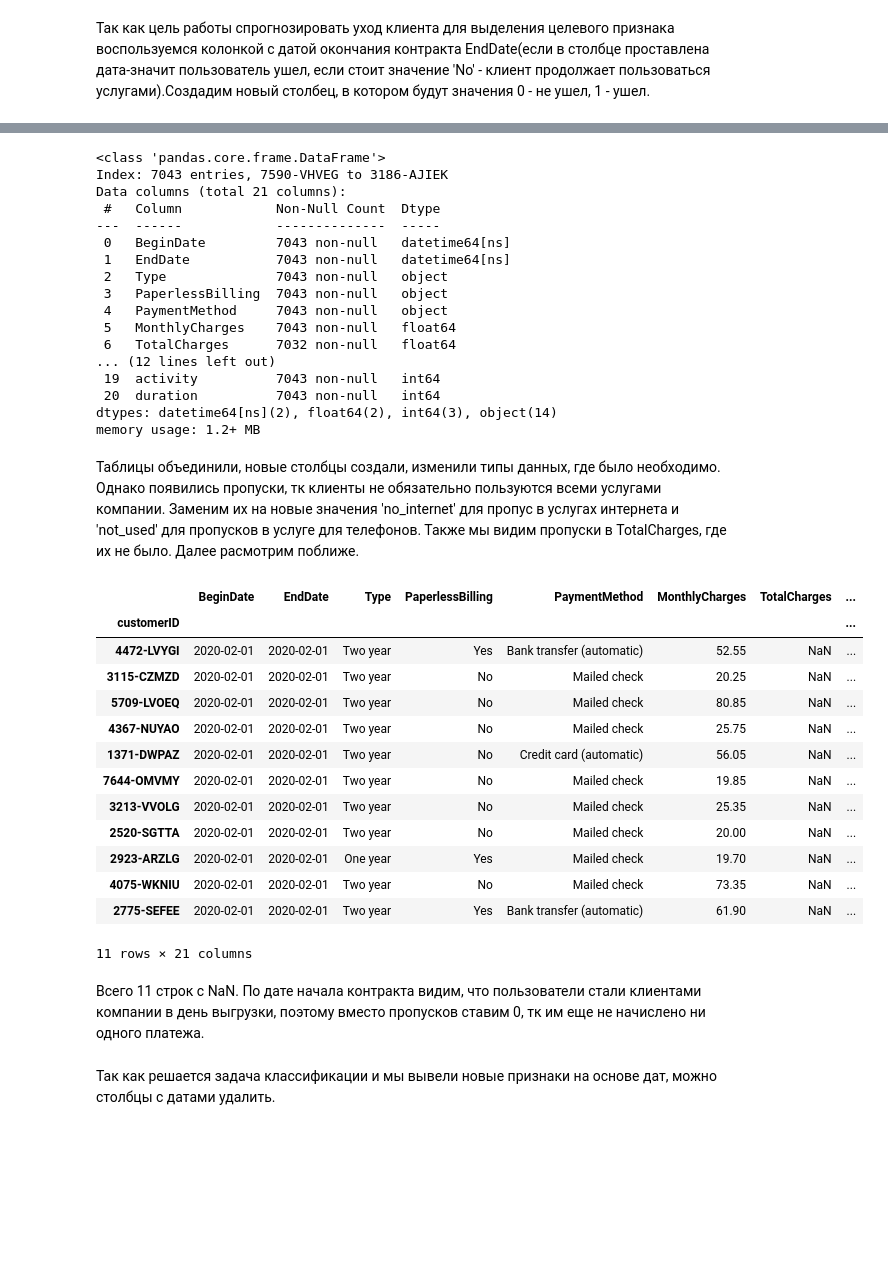
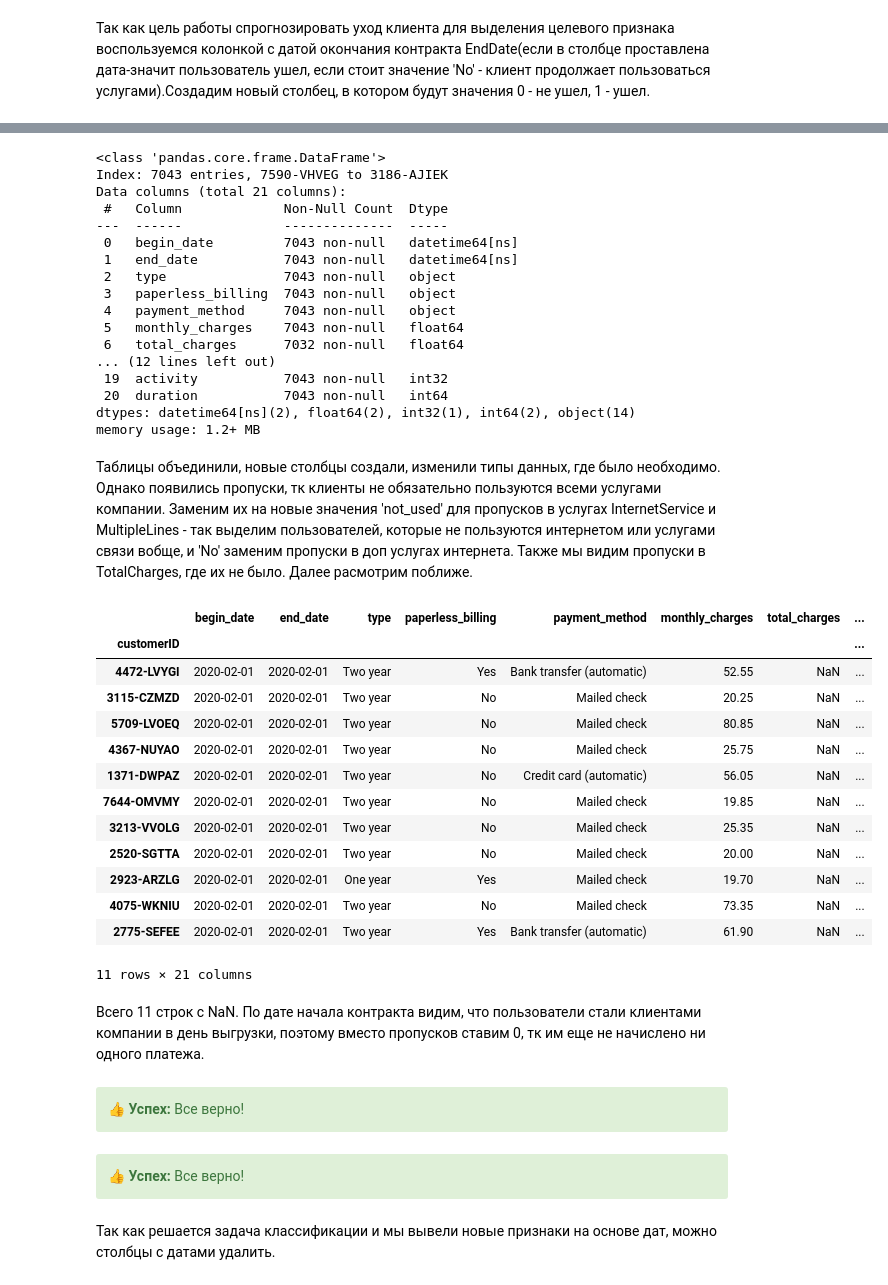
Before and after one commit to Yuliyaavin/uchebnie_projecti, a Jupyter notebook: 15.Прогнозирование оттока клиентов в телекомуникационной компании/15.Прогнозирование оттока клиентов в телекомуникационной компании.ipynb, the cells around one changed output, grey strips where cells are left out. Saved outputs shown, nothing was run; the diff lists cells and outputs as text; code cells hidden in the pictures; blank space fills up the shorter version.

```diff
--- a/15.Прогнозирование оттока клиентов в телекомуникационной компании/15.Прогнозирование оттока клиентов в телекомуникационной компании.ipynb
+++ b/15.Прогнозирование оттока клиентов в телекомуникационной компании/15.Прогнозирование оттока клиентов в телекомуникационной компании.ipynb
@@ -215,3 +279,5 @@ df = contract \
     .merge(phone, how='left', on='customerID')
 # назначим customerID индексами
 df = df.set_index('customerID')
+#оформим названия колонок по правилам
+df = clean_columns(df)
@@ -261,6 +318,6 @@ cat_cols = [
 # %% [markdown]
 Так как цель работы спрогнозировать уход клиента для выделения целевого признака воспользуемся колонкой с датой окончания контракта EndDate(если в столбце проставлена дата-значит пользователь ушел, если стоит значение 'No' - клиент продолжает пользоваться услугами).Создадим новый столбец, в котором  будут значения 0 - не ушел, 1 - ушел.
 # %%
-df['activity'] =(df['EndDate'] != 'No').astype(int)
+df['activity'] =(df['end_date'] != 'No').astype(int)
 df.head(5)
 # %% [output]
@@ -274,39 +335,39 @@ df.head(5)
 # %%
 # Переведем числовые данные в верный формат и найдем продолжительность пользования услугами в днях для каждого клиента
 # Так как дата выгрузки 01-02-2020 заменим 'No' в столбце EndDate этой датой
-df['EndDate'] = pd.to_datetime(df['EndDate'].replace(['No'], ['2020-02-01']), format='%Y-%m-%d')
-df['BeginDate'] =  pd.to_datetime(df['BeginDate'], format='%Y-%m-%d')
-df['duration'] = (df['EndDate'] - df['BeginDate']).dt.days
+df['end_date'] = pd.to_datetime(df['end_date'].replace(['No'], ['2020-02-01']), format='%Y-%m-%d')
+df['begin_date'] =  pd.to_datetime(df['begin_date'], format='%Y-%m-%d')
+df['duration'] = (df['end_date'] - df['begin_date']).dt.days
 # заменим тип данных в столбце TotalCharges
 #df['TotalCharges'] = df['TotalCharges'].astype(float)
-df['TotalCharges'] = pd.to_numeric(df['TotalCharges'], errors ='coerce')
+df['total_charges'] = pd.to_numeric(df['total_charges'], errors ='coerce')
 # %%
 df.info()
 # %% [output]
 <class 'pandas.core.frame.DataFrame'>
 Index: 7043 entries, 7590-VHVEG to 3186-AJIEK
 Data columns (total 21 columns):
- #   Column            Non-Null Count  Dtype
----  ------            --------------  -----
- 0   BeginDate         7043 non-null   datetime64[ns]
- 1   EndDate           7043 non-null   datetime64[ns]
- 2   Type              7043 non-null   object
- 3   PaperlessBilling  7043 non-null   object
- 4   PaymentMethod     7043 non-null   object
- 5   MonthlyCharges    7043 non-null   float64
- 6   TotalCharges      7032 non-null   float64
+ #   Column             Non-Null Count  Dtype
+---  ------             --------------  -----
+ 0   begin_date         7043 non-null   datetime64[ns]
+ 1   end_date           7043 non-null   datetime64[ns]
+ 2   type               7043 non-null   object
+ 3   paperless_billing  7043 non-null   object
+ 4   payment_method     7043 non-null   object
+ 5   monthly_charges    7043 non-null   float64
+ 6   total_charges      7032 non-null   float64
 ... (12 lines left out)
- 19  activity          7043 non-null   int64
- 20  duration          7043 non-null   int64
-dtypes: datetime64[ns](2), float64(2), int64(3), object(14)
+ 19  activity           7043 non-null   int32
+ 20  duration           7043 non-null   int64
+dtypes: datetime64[ns](2), float64(2), int32(1), int64(2), object(14)
 memory usage: 1.2+ MB
 # %% [markdown]
-Таблицы объединили, новые столбцы создали, изменили типы данных, где было необходимо. Однако появились пропуски, тк клиенты не обязательно пользуются всеми услугами компании. Заменим их на новые значения 'no_internet' для пропус в услугах интернета и 'not_used' для пропусков в услуге для телефонов. Также мы видим пропуски в TotalCharges, где их не было. Далее расмотрим поближе.
+Таблицы объединили, новые столбцы создали, изменили типы данных, где было необходимо. Однако появились пропуски, тк клиенты не обязательно пользуются всеми услугами компании. Заменим их на новые значения 'not_used' для пропусков в услугах InternetService и MultipleLines - так выделим пользователей, которые не пользуются интернетом или услугами связи вобще,  и 'No' заменим пропуски в доп услугах интернета. Также мы видим пропуски в TotalCharges, где их не было. Далее расмотрим поближе.
 # %%
 # Рассмотрим пропуски в TotalCharges
-df[df['TotalCharges'].isnull()]
+df[df['total_charges'].isnull()]
 # %% [output]
-|  | BeginDate | EndDate | Type | PaperlessBilling | PaymentMethod | MonthlyCharges | TotalCharges | ... |
+|  | begin_date | end_date | type | paperless_billing | payment_method | monthly_charges | total_charges | ... |
 | customerID |  |  |  |  |  |  |  | ... |
 | 4472-LVYGI | 2020-02-01 | 2020-02-01 | Two year | Yes | Bank transfer (automatic) | 52.55 | NaN | ... |
 | 3115-CZMZD | 2020-02-01 | 2020-02-01 | Two year | No | Mailed check | 20.25 | NaN | ... |
@@ -322,5 +383,9 @@ df[df['TotalCharges'].isnull()]
 11 rows × 21 columns
 # %% [markdown]
 Всего 11 строк с NaN. По дате начала контракта видим, что пользователи стали клиентами компании в день выгрузки, поэтому вместо пропусков ставим 0, тк им еще не начислено ни одного платежа.
+# %% [markdown]
+<div class="alert alert-success">
+<b>👍 Успех:</b> Все верно!
+</div>
 # %%
 # заменяем пропуски связанные с неиспользованием интернета или телефона.
@@ -331 +396,5 @@ df['MultipleLines'] = df['MultipleLines'].fillna('not_used')
+# %% [markdown]
+<div class="alert alert-success">
+<b>👍 Успех:</b> Все верно!
+</div>
 # %%
```
Also changed, not shown: parts of 101 cells of this notebook.
